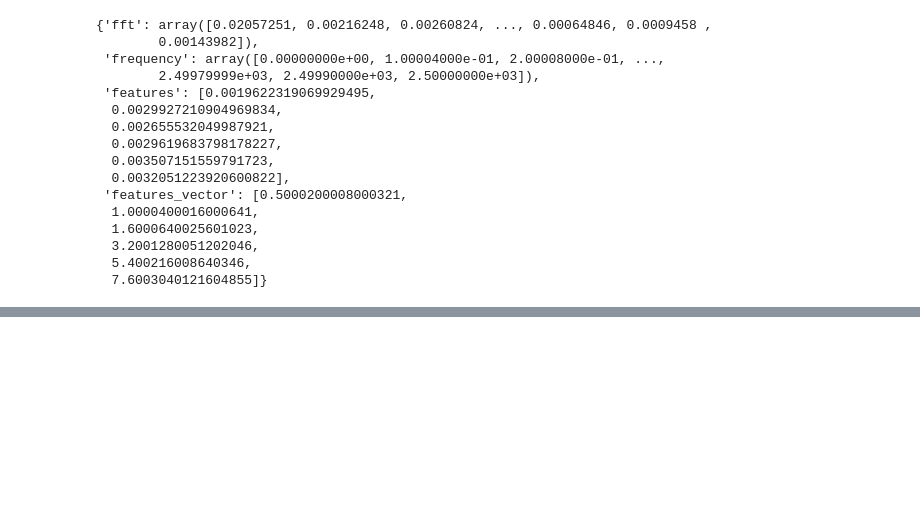
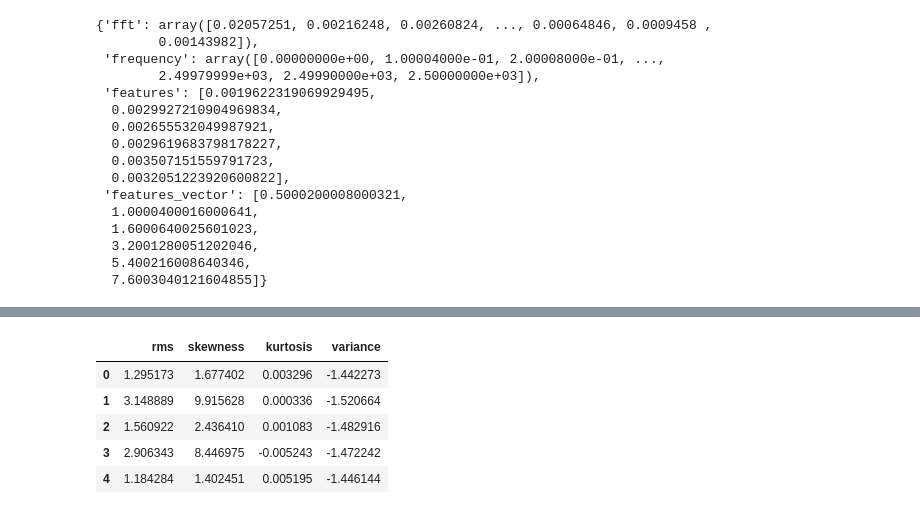
Before and after one commit to lapisco/Data_Science_Trainee_Program, a Jupyter notebook: Module_2/feature_extraction/feature_extraction_v01.ipynb, the cells around one changed output, grey strips where cells are left out. Cells and saved outputs as stored; diff of their text form; code cells hidden in the pictures; blank space fills up the shorter version.

```diff
--- a/Module_2/feature_extraction/feature_extraction_v01.ipynb
+++ b/Module_2/feature_extraction/feature_extraction_v01.ipynb
@@ -71,0 +158,10 @@ out_fourier
+# %%
+df_hos = pd.DataFrame(data=hos_list, columns=['rms', 'skewness', 'kurtosis', 'variance'])
+df_hos
+# %% [output]
+|  | rms | skewness | kurtosis | variance |
+| 0 | 1.295173 | 1.677402 | 0.003296 | -1.442273 |
+| 1 | 3.148889 | 9.915628 | 0.000336 | -1.520664 |
+| 2 | 1.560922 | 2.436410 | 0.001083 | -1.482916 |
+| 3 | 2.906343 | 8.446975 | -0.005243 | -1.472242 |
+| 4 | 1.184284 | 1.402451 | 0.005195 | -1.446144 |
```
Also changed, not shown: parts of 24 cells of this notebook, 2 other files.
